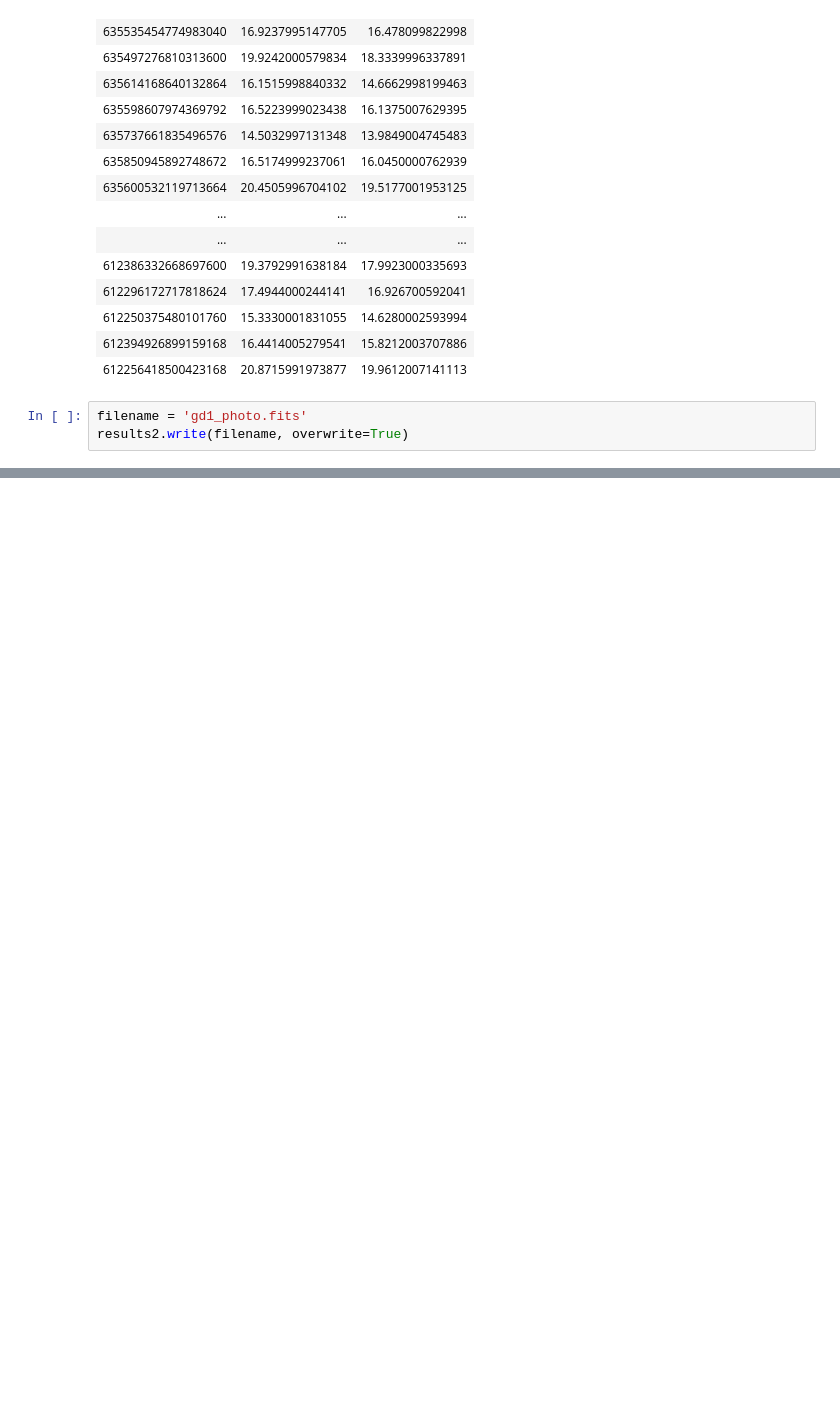
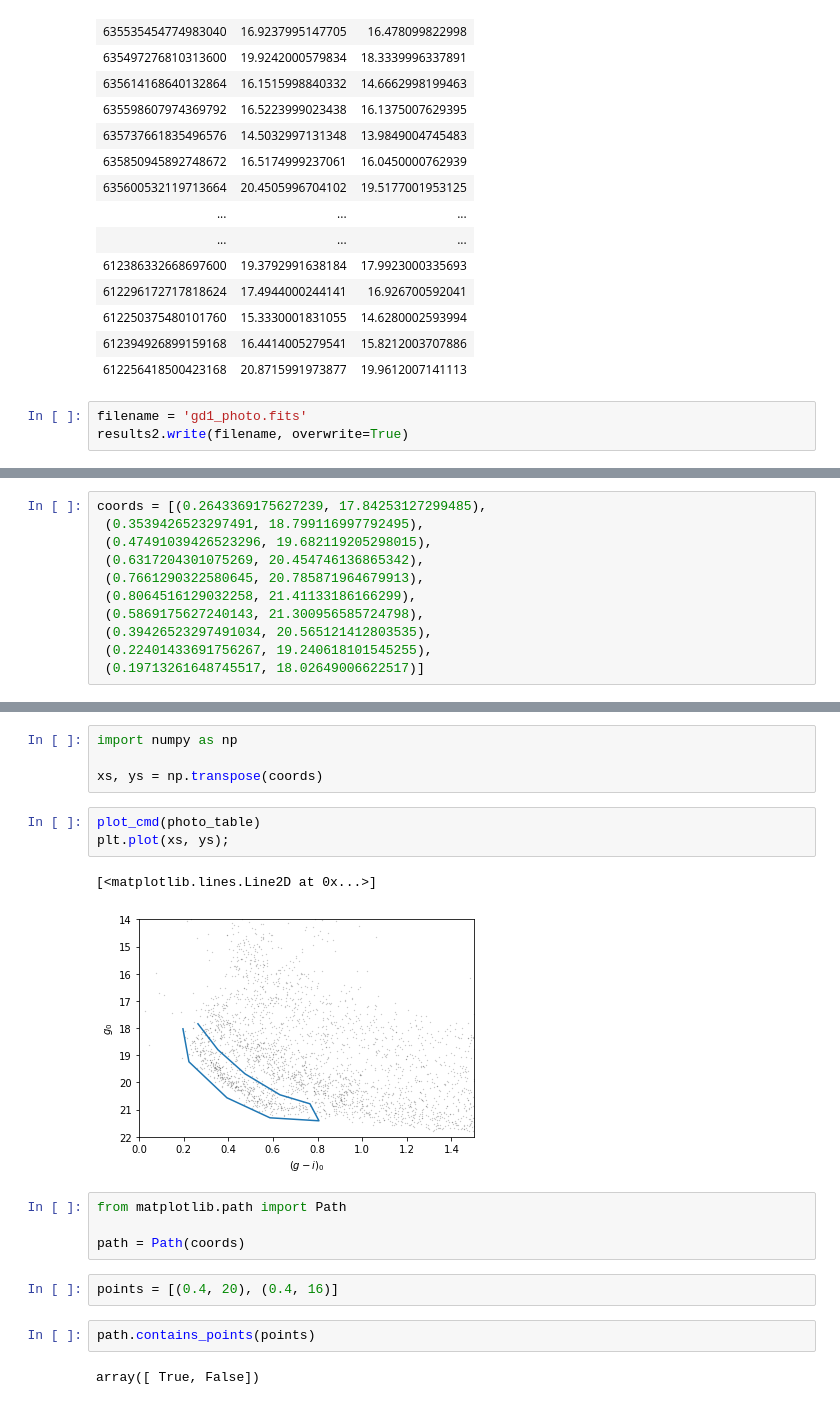
Before and after one commit to AllenDowney/AstronomicalData, a Jupyter notebook: _sources/pilot_day4.ipynb, the cells around one changed output, grey strips where cells are left out. Drawn from its saved outputs; the diff is of its cells as text; blank space fills up the shorter version.

```diff
--- a/_sources/pilot_day4.ipynb
+++ b/_sources/pilot_day4.ipynb
@@ -96,0 +180,11 @@ results2.write(filename, overwrite=True)
+# %%
+coords = [(0.2643369175627239, 17.84253127299485),
+ (0.3539426523297491, 18.799116997792495),
+ (0.47491039426523296, 19.682119205298015),
+ (0.6317204301075269, 20.454746136865342),
+ (0.7661290322580645, 20.785871964679913),
+ (0.8064516129032258, 21.41133186166299),
+ (0.5869175627240143, 21.300956585724798),
+ (0.39426523297491034, 20.565121412803535),
+ (0.22401433691756267, 19.240618101545255),
+ (0.19713261648745517, 18.02649006622517)]
@@ -96,0 +204,20 @@ results2.write(filename, overwrite=True)
+# %%
+import numpy as np
+
+xs, ys = np.transpose(coords)
+# %%
+plot_cmd(photo_table)
+plt.plot(xs, ys);
+# %% [output]
+[<matplotlib.lines.Line2D at 0x...>]
+[figure, added]
+# %%
+from matplotlib.path import Path
+
+path = Path(coords)
+# %%
+points = [(0.4, 20), (0.4, 16)]
+# %%
+path.contains_points(points)
+# %% [output]
+array([ True, False])
```
Also changed, not shown: parts of 11 cells of this notebook, 13 other files.
